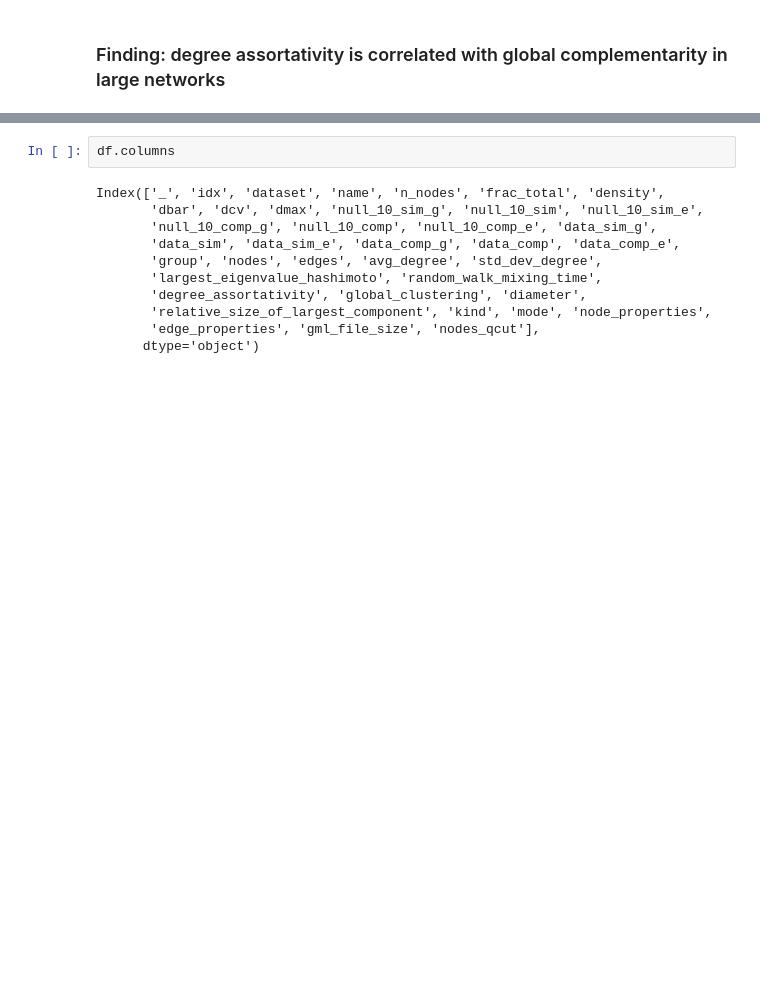
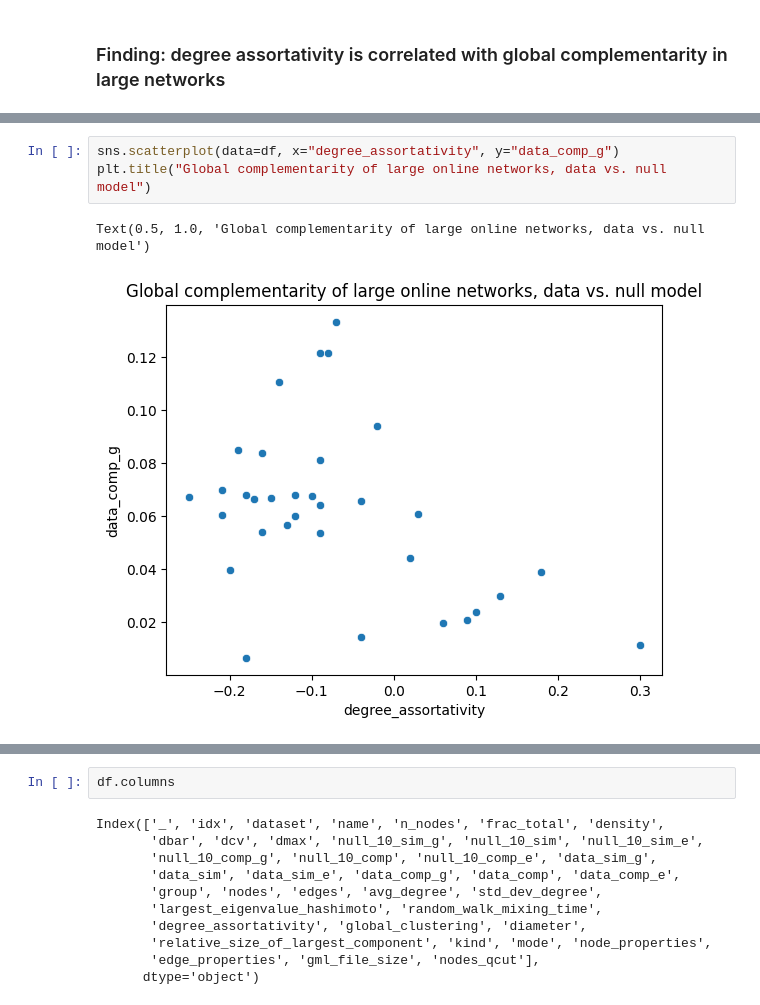
Before and after one commit to alenfrey/uzh-network-science-project, a Jupyter notebook: code/visualise_results_large_online.ipynb, the cells around one changed output, grey strips where cells are left out. Drawn from its saved outputs; the diff is of its cells as text; blank space fills up the shorter version.

```diff
--- a/code/visualise_results_large_online.ipynb
+++ b/code/visualise_results_large_online.ipynb
@@ -76,3 +113,9 @@ Text(0.5, 1.0, 'Global complementarity of large online networks, data vs. null m
+# %%
+sns.scatterplot(data=df, x="degree_assortativity", y="data_comp_g")
+plt.title("Global complementarity of large online networks, data vs. null model")
+# %% [output]
+Text(0.5, 1.0, 'Global complementarity of large online networks, data vs. null model')
+[figure, added]
 # %%
 sns.scatterplot(data=df, x="data_sim_g", y="data_comp_g")
 plt.title("Similarity vs. complementarity of large online networks, data")
```
Also changed, not shown: parts of 18 cells of this notebook, 4 other files.
